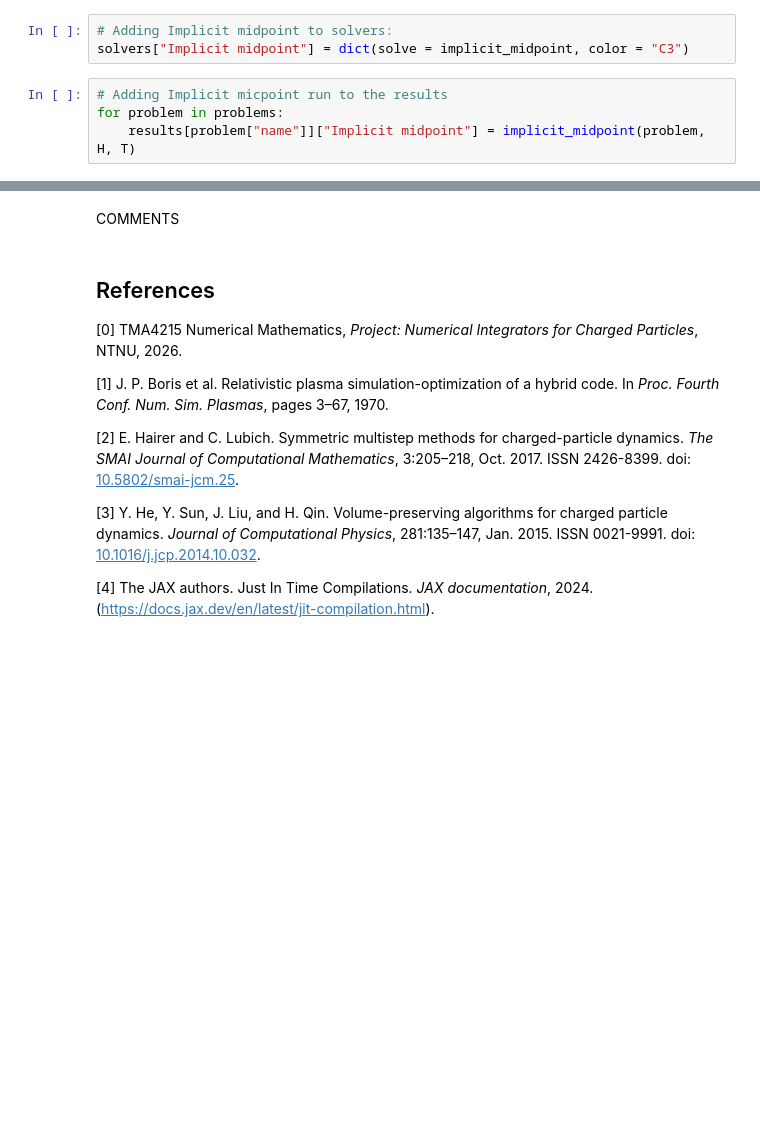
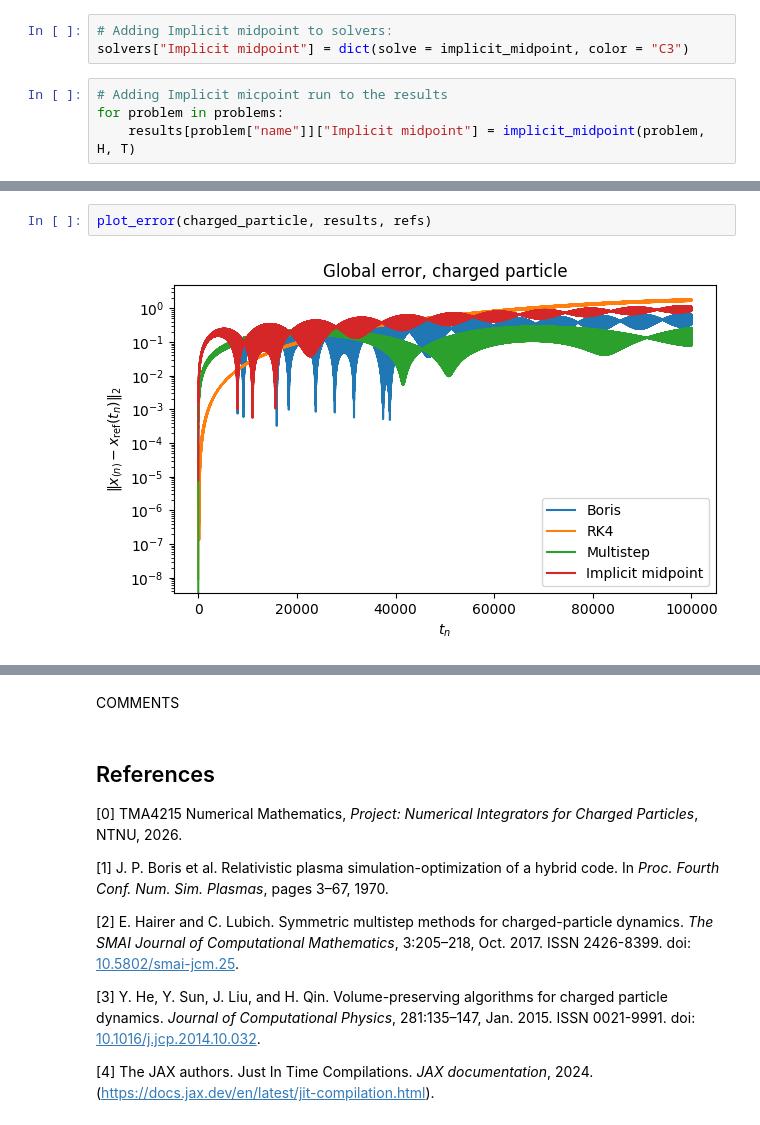
Before and after one commit to vemundsw/Project-2-TMA4215, a Jupyter notebook: NyMasterFile.ipynb, the cells around one changed output, grey strips where cells are left out. Drawn from its saved outputs; the diff is of its cells as text; blank space fills up the shorter version.

```diff
--- a/NyMasterFile.ipynb
+++ b/NyMasterFile.ipynb
@@ -952,0 +957,4 @@ for problem in problems:
+# %%
+plot_error(charged_particle, results, refs)
+# %% [output]
+[figure, added]
```
Also changed, not shown: parts of 15 cells of this notebook.
